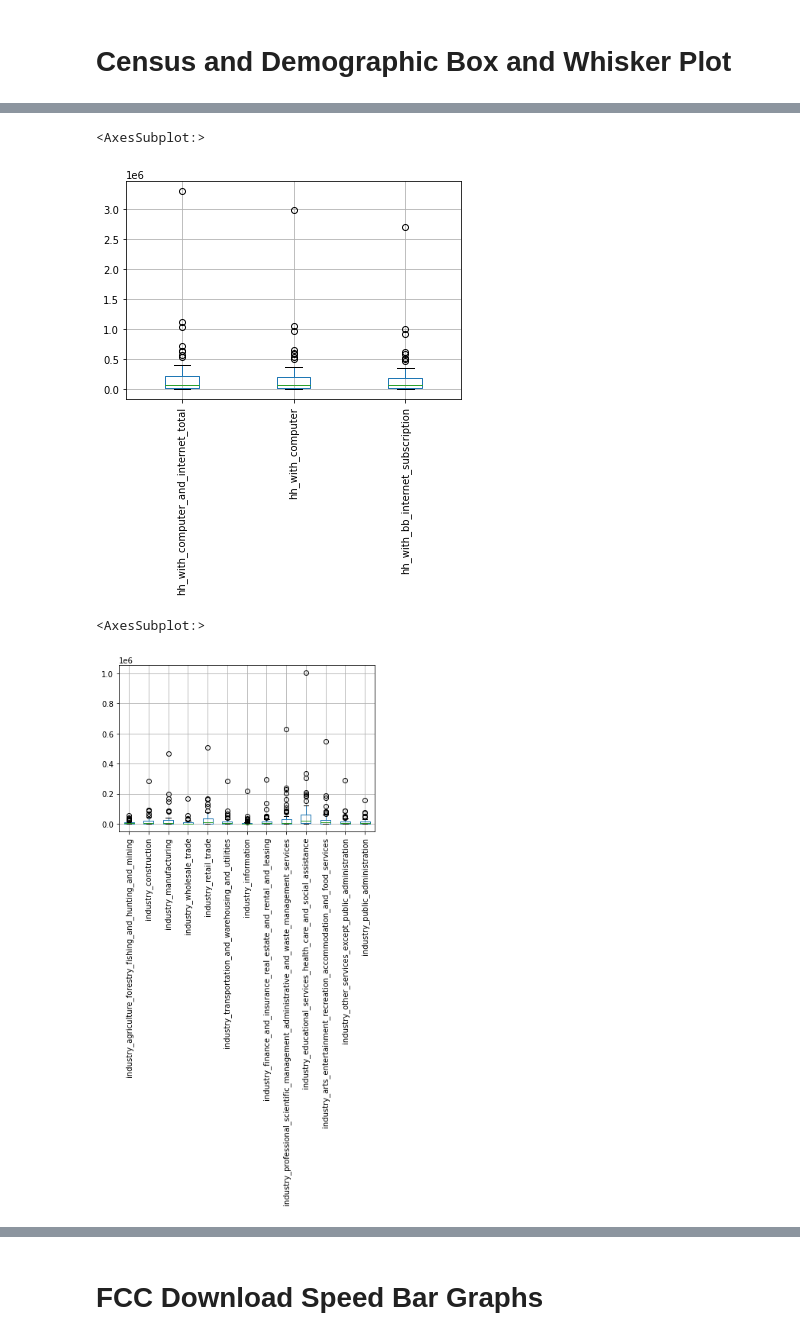
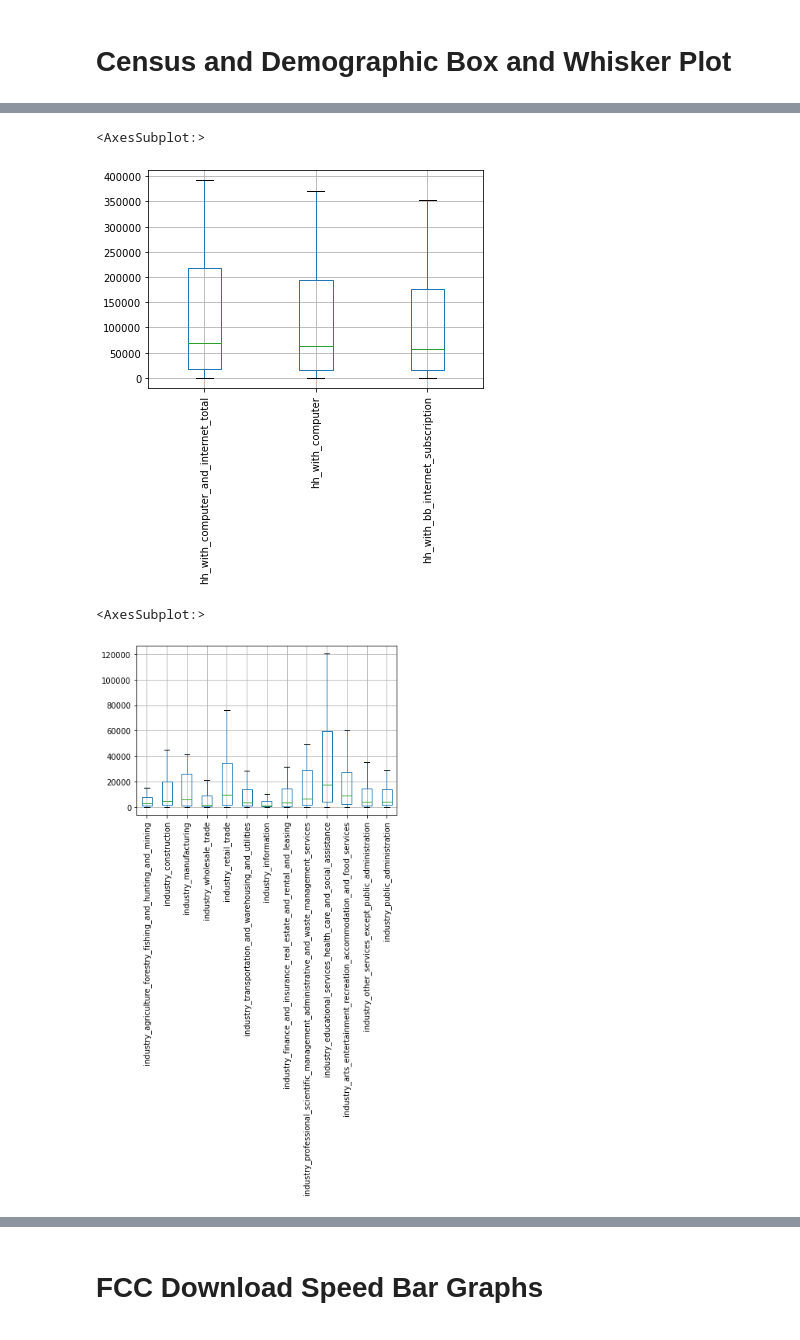
Before and after one commit to sloth143chunk/Internet_Access_Analysis, a Jupyter notebook: notebook/visualizations.ipynb, the cells around one changed output, grey strips where cells are left out. Saved outputs shown, nothing was run; the diff lists cells and outputs as text; code cells hidden in the pictures.

```diff
--- a/notebook/visualizations.ipynb
+++ b/notebook/visualizations.ipynb
@@ -74,11 +74,11 @@ internet_access_df.boxplot(column=[
 # %%
 internet_access_df.boxplot(column=[
  'hh_with_computer_and_internet_total',
  'hh_with_computer',
- 'hh_with_bb_internet_subscription',], grid=True, rot=90, fontsize=10)
+ 'hh_with_bb_internet_subscription',], grid=True, rot=90, fontsize=10,  showfliers=False)
 # %% [output]
 <AxesSubplot:>
-[figure, old version]
+[figure, new version]
 # %%
 internet_access_df.boxplot(column=[
  'industry_agriculture_forestry_fishing_and_hunting_and_mining',
@@ -93,10 +93,10 @@ internet_access_df.boxplot(column=[
  'industry_educational_services_health_care_and_social_assistance',
  'industry_arts_entertainment_recreation_accommodation_and_food_services',
  'industry_other_services_except_public_administration',
- 'industry_public_administration',], grid=True, rot=90, fontsize=10)
+ 'industry_public_administration',], grid=True, rot=90, fontsize=10,  showfliers=False)
 # %% [output]
 <AxesSubplot:>
-[figure, old version]
+[figure, new version]
 # %%
 internet_access_df.boxplot(column=['hh_median_income',
  'hh_mean_income',
```
Also changed, not shown: parts of 16 cells of this notebook.
